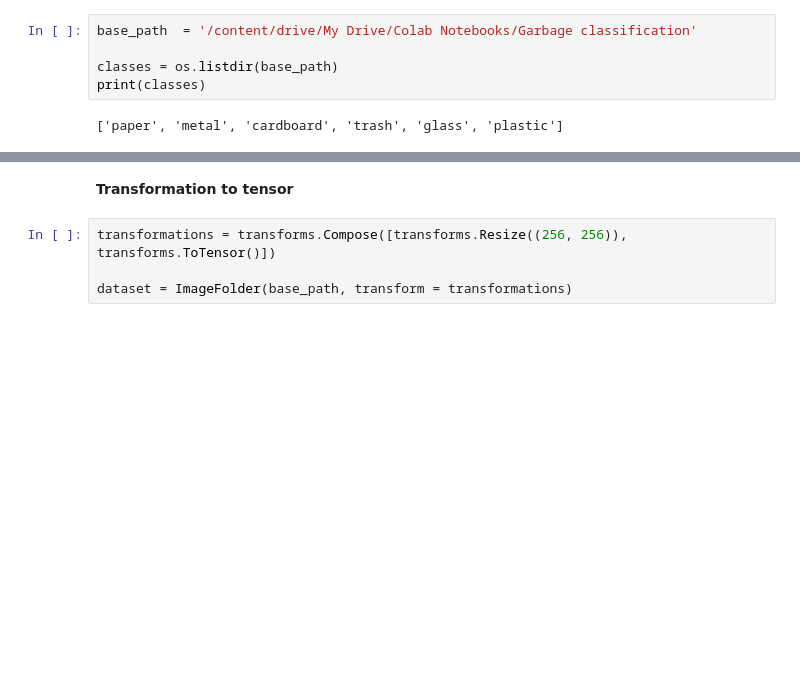
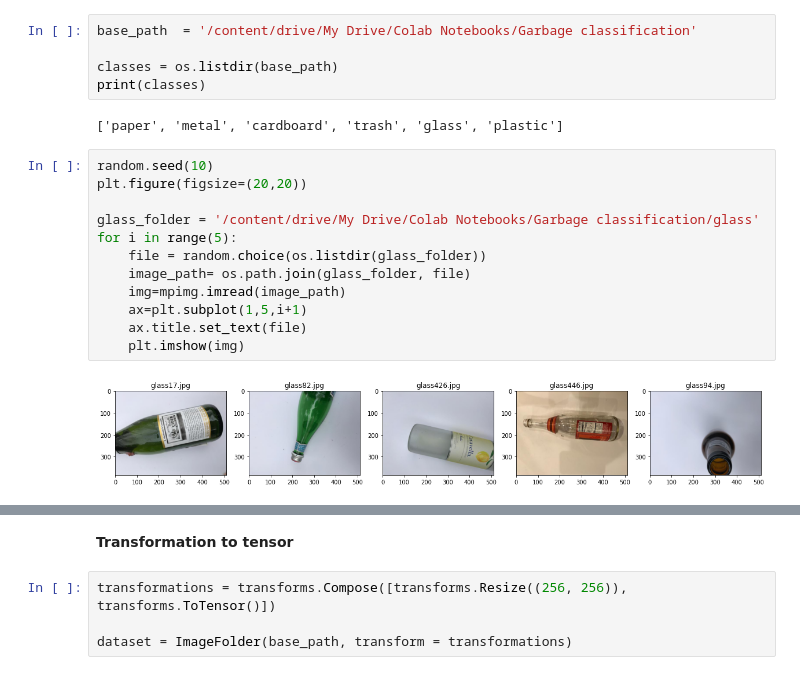
Before and after one commit to swatidamele/FinalProject, a Jupyter notebook: garbage-classification.ipynb, the cells around one changed output, grey strips where cells are left out. Cells and saved outputs as stored; diff of their text form; blank space fills up the shorter version.

```diff
--- a/garbage-classification.ipynb
+++ b/garbage-classification.ipynb
@@ -38,3 +39,17 @@ classes = os.listdir(base_path)
 print(classes)
 # %% [output]
 ['paper', 'metal', 'cardboard', 'trash', 'glass', 'plastic']
+# %%
+random.seed(10)
+plt.figure(figsize=(20,20))
+
+glass_folder = '/content/drive/My Drive/Colab Notebooks/Garbage classification/glass'
+for i in range(5):
+    file = random.choice(os.listdir(glass_folder))
+    image_path= os.path.join(glass_folder, file)
+    img=mpimg.imread(image_path)
+    ax=plt.subplot(1,5,i+1)
+    ax.title.set_text(file)
+    plt.imshow(img)
+# %% [output]
+[figure, added]
```
Also changed, not shown: parts of 2 cells of this notebook.
